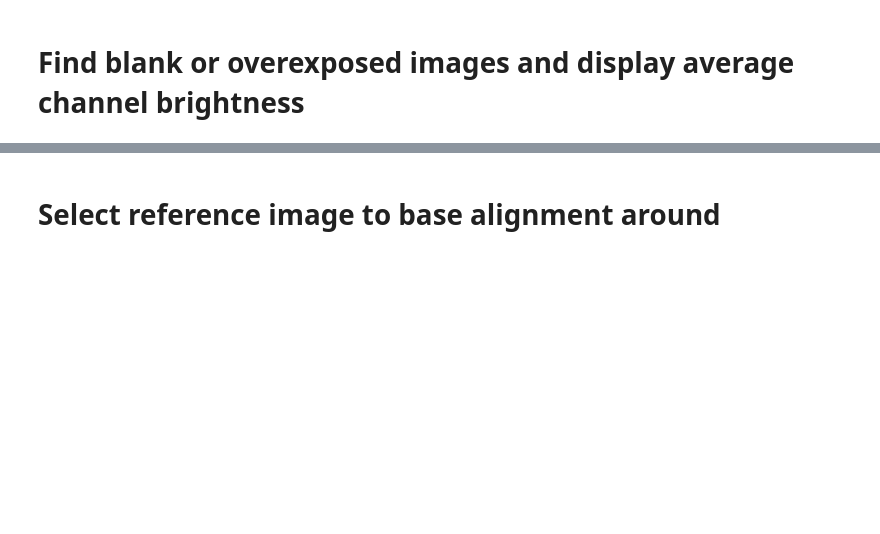
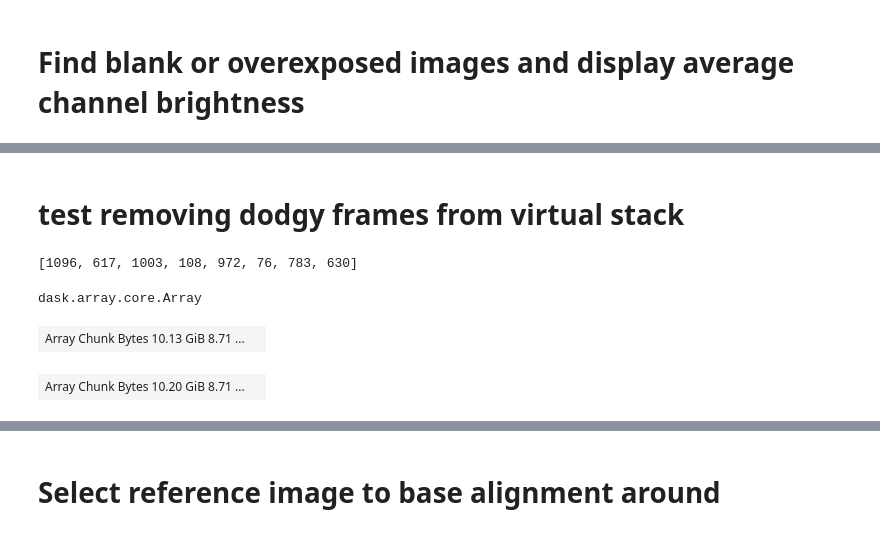
Before and after one commit to lowe-lab-ucl/segment-classify-track, a Jupyter notebook: align-troubleshooting.ipynb, the cells around one changed output, grey strips where cells are left out. Drawn from its saved outputs; the diff is of its cells as text; code cells hidden in the pictures; blank space fills up the shorter version.

```diff
--- a/align-troubleshooting.ipynb
+++ b/align-troubleshooting.ipynb
@@ -80,0 +81,2 @@ Wall time: 13.4 s
+# %% [markdown]
+# test removing dodgy frames from virtual stack
@@ -80,0 +85,8 @@ Wall time: 13.4 s
+# %%
+dodgy_frame_list
+# %% [output]
+[1096, 617, 1003, 108, 972, 76, 783, 630]
+# %%
+type(images['gfp'])
+# %% [output]
+dask.array.core.Array
@@ -80,0 +95,8 @@ Wall time: 13.4 s
+# %%
+filtered_gfp
+# %% [output]
+| Array Chunk Bytes 10.13 GiB 8.71 ... |  |
+# %%
+images['gfp']
+# %% [output]
+| Array Chunk Bytes 10.20 GiB 8.71 ... |  |
```
Also changed, not shown: parts of 49 cells of this notebook.
